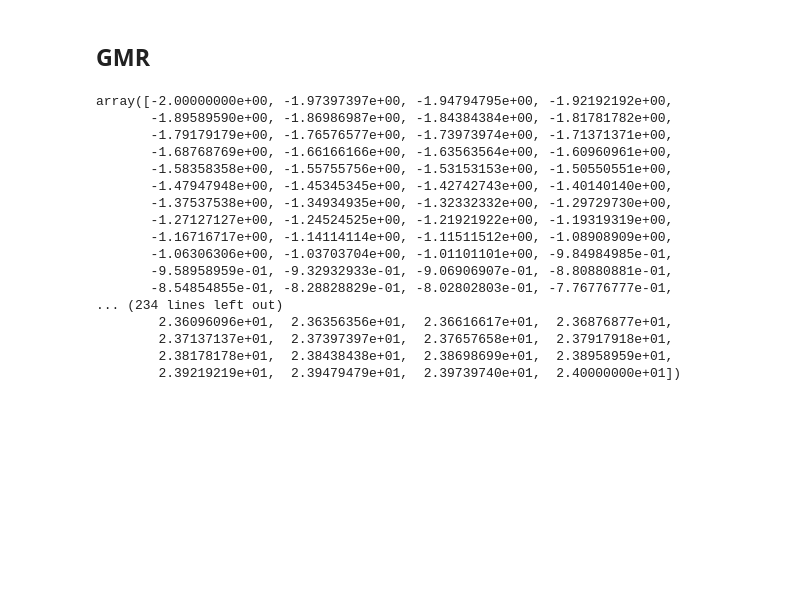
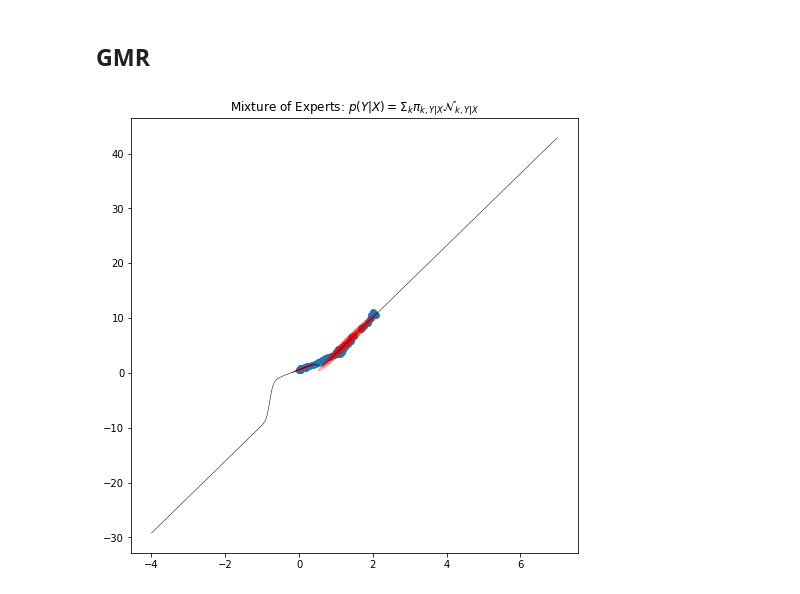
Before and after one commit to mlxlpt/aml2020, a Jupyter notebook: Python/Interpolation.ipynb, the cells around one changed output. Drawn from its saved outputs; the diff is of its cells as text; code cells hidden in the pictures; blank space fills up the shorter version.

```diff
--- a/Python/Interpolation.ipynb
+++ b/Python/Interpolation.ipynb
@@ -164,45 +156,31 @@ array([[-4.        , -5.        ],
 # %%
 #hyperparametres
 #type_of_cov = 'full'
 nb_components = 2
 
 X = np.column_stack((np.array(x_tr),np.array(y_tr)))
 x = np.array(x_tr)
 
 # Mesh the input space for evaluations of the real function, the prediction and its MSE
-x_grid = np.atleast_2d(np.linspace(int(np.min(X[:,i])-2), int(np.max(X[:,i])+1), 1000)).T
-x_grid = np.transpose(x_grid).ravel()
+for i in range(x_tr.shape[1]):
+    if i == 0:
+        x_grid = np.atleast_2d(np.linspace(int(np.min(X[:,i])-5), int(np.max(X[:,i])+5), 1000)).T
+    else:
+        x_grid = np.hstack((x_grid, np.transpose(np.atleast_2d(np.linspace(int(np.min(X[:,i])-5), \
+                                                                           int(np.max(X[:,i])+5), 1000)))))
 
 gmm = GMM(n_components=nb_components, random_state=0)
 gmm.from_samples(X)
-y_pred = gmm.predict(np.array([0]), x_grid[:, np.newaxis])
+y_pred = gmm.predict(np.array([0]), x_grid)
 
 if (np.size(x_col) == 1) :
     plt.figure(figsize=(8, 8))
     plt.title("Mixture of Experts: $p(Y | X) = \Sigma_k \pi_{k, Y|X} "
               "\mathcal{N}_{k, Y|X}$")
     plt.scatter(X[:, 0], X[:, 1])
     plt.plot(x_grid, y_pred, c="k", lw=0.5)
     plot_error_ellipses(plt.gca(), gmm, 'r')
 
     plt.show()
+# %% [output]
+[figure, added]
-# %%
-x_grid
-# %% [output]
-array([-2.00000000e+00, -1.97397397e+00, -1.94794795e+00, -1.92192192e+00,
-       -1.89589590e+00, -1.86986987e+00, -1.84384384e+00, -1.81781782e+00,
-       -1.79179179e+00, -1.76576577e+00, -1.73973974e+00, -1.71371371e+00,
-       -1.68768769e+00, -1.66166166e+00, -1.63563564e+00, -1.60960961e+00,
-       -1.58358358e+00, -1.55755756e+00, -1.53153153e+00, -1.50550551e+00,
-       -1.47947948e+00, -1.45345345e+00, -1.42742743e+00, -1.40140140e+00,
-       -1.37537538e+00, -1.34934935e+00, -1.32332332e+00, -1.29729730e+00,
-       -1.27127127e+00, -1.24524525e+00, -1.21921922e+00, -1.19319319e+00,
-       -1.16716717e+00, -1.14114114e+00, -1.11511512e+00, -1.08908909e+00,
-       -1.06306306e+00, -1.03703704e+00, -1.01101101e+00, -9.84984985e-01,
-       -9.58958959e-01, -9.32932933e-01, -9.06906907e-01, -8.80880881e-01,
-       -8.54854855e-01, -8.28828829e-01, -8.02802803e-01, -7.76776777e-01,
-... (234 lines left out)
-        2.36096096e+01,  2.36356356e+01,  2.36616617e+01,  2.36876877e+01,
-        2.37137137e+01,  2.37397397e+01,  2.37657658e+01,  2.37917918e+01,
-        2.38178178e+01,  2.38438438e+01,  2.38698699e+01,  2.38958959e+01,
-        2.39219219e+01,  2.39479479e+01,  2.39739740e+01,  2.40000000e+01])
```
Also changed, not shown: parts of 3 cells of this notebook, 59 other files.
